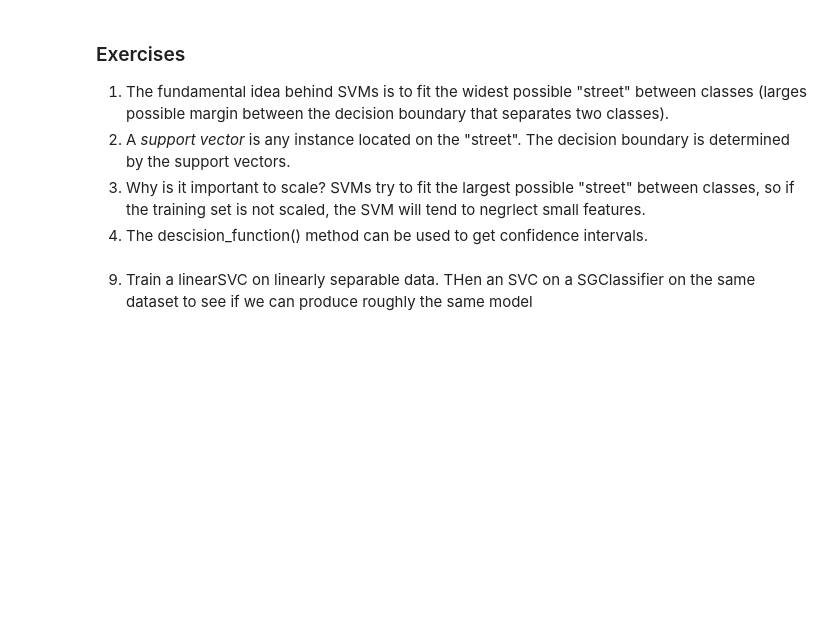
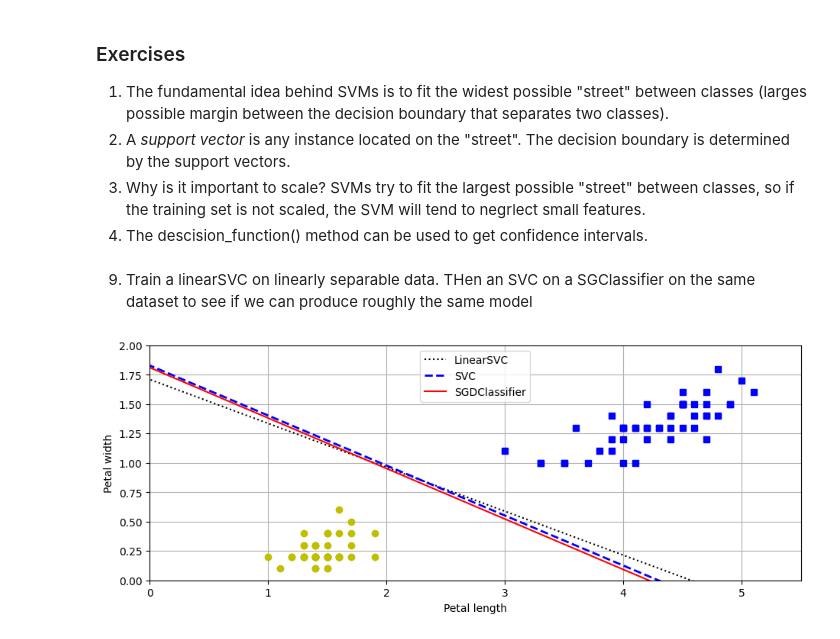
Before and after one commit to paulcarvalho/ML-Support-Vector-Machines, a Jupyter notebook: support_vector_machines.ipynb, the cells around one changed output. Cells and saved outputs as stored; diff of their text form; code cells hidden in the pictures; blank space fills up the shorter version.

```diff
--- a/support_vector_machines.ipynb
+++ b/support_vector_machines.ipynb
@@ -359,5 +359,25 @@ sgd_clf = SGDClassifier(alpha=alpha, random_state=42).fit(X_scaled, y)
 # %%
 def compute_decision_boundary(model):
     w = -model.coef_[0,0] / model.coef_[0,1]
     b = -model.intercept_[0] / model.coef_[0,1]
     return scaler.inverse_transform([[-10, -10 * w + b], [10, 10 * w + b]])
+
+lin_line = compute_decision_boundary(lin_clf)
+svc_line = compute_decision_boundary(svc_clf)
+sgd_line = compute_decision_boundary(sgd_clf)
+
+# Plot all decision boundaries
+plt.figure(figsize=(11,4))
+plt.plot(lin_line[:,0], lin_line[:,1], "k:", label="LinearSVC")
+plt.plot(svc_line[:,0], svc_line[:,1], "b--", linewidth=2, label="SVC")
+plt.plot(sgd_line[:,0], sgd_line[:,1], "r-", label="SGDClassifier")
+plt.plot(X[:, 0][y==1], X[:, 1][y==1], "bs") # label="Iris versicolor"
+plt.plot(X[:, 0][y==0], X[:, 1][y==0], "yo") # label="Iris setosa"
+plt.xlabel("Petal length")
+plt.ylabel("Petal width")
+plt.legend(loc="upper center")
+plt.axis([0, 5.5, 0, 2])
+plt.grid()
+plt.show()
+# %% [output]
+[figure, added]
```
Also changed, not shown: parts of 2 cells of this notebook.
